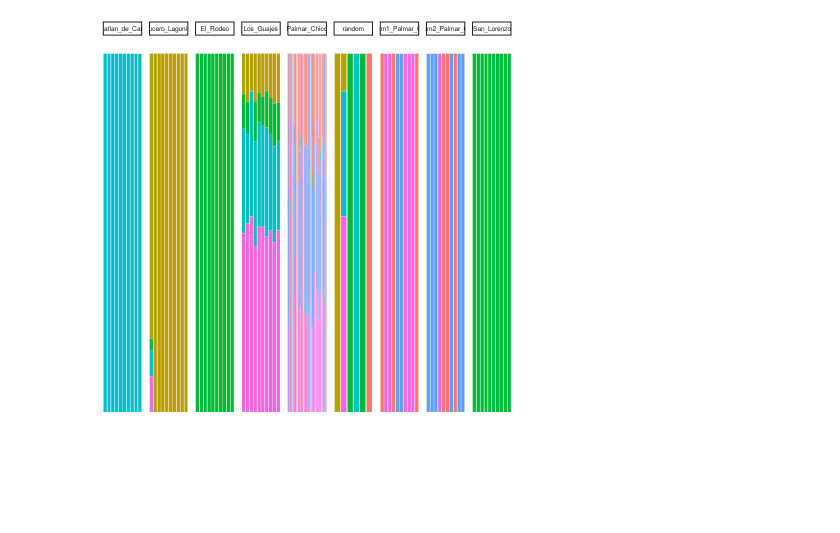
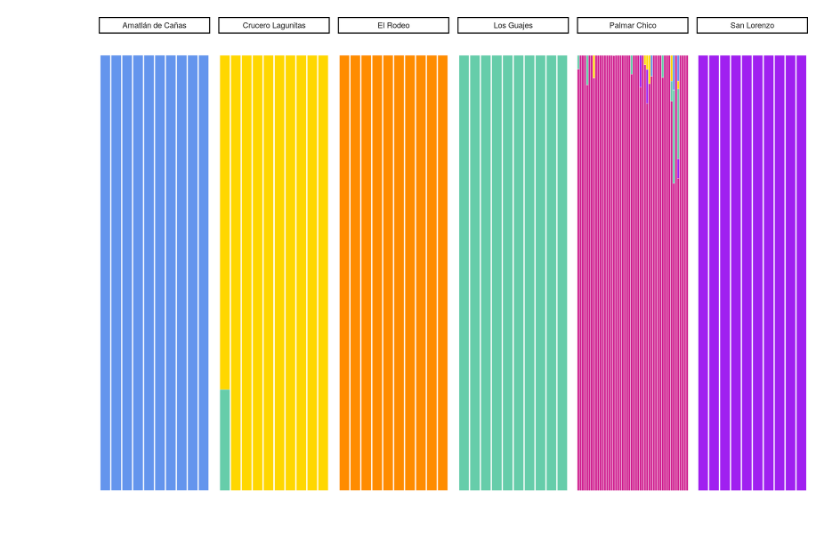
Before and after one commit to silastittes/parv_local, a Jupyter notebook: notebooks/Parv Local Admixture.ipynb, the cells around one changed output. Cells and saved outputs as stored; diff of their text form; code cells hidden in the pictures; blank space fills up the shorter version.

```diff
--- a/notebooks/Parv Local Admixture.ipynb
+++ b/notebooks/Parv Local Admixture.ipynb
@@ -96,6 +1,59 @@ ERROR: Error in eval(lhs, parent, parent): object 'color_df' not found
+# %%
+library(tidyverse)
+library(cowplot)
+library(ape)
+library(patchwork)
+library(png)
+library(grid)
+library(sf)
+library(rnaturalearth)
+library(rnaturalearthdata)
+library(magick)
+library(rgeos)
+library(ggnewscale)
+theme_set(theme_cowplot())
+options(repr.plot.width = 10, repr.plot.height = 7, repr.plot.res = 200)
 # %%
+source("../color_df.R")
+
+Q <- read_delim("../data/ngsAdmix/v5--Teo_K6.qopt", delim = " ", col_names = FALSE)
+
+key <- read_delim("../pop_key", delim = "\t", col_names = TRUE) %>%
+    filter(species == "Teo", !grepl("random", geo)) %>%
+    select(JRIAL_ID, geo) %>%
+    distinct()
+
+Q_df <-
+    bind_cols(Q, key) %>%
+    pivot_longer(cols = starts_with("X"), names_to = "bin", values_to = "prop") %>%
+    arrange(geo, desc(prop))
+
+
+color_key <-
+full_join(
+    color_df %>%
+    rename("geo" = "pop") %>%
+    mutate(geo = str_remove(geo, "LR_"),
+           geo = str_remove(geo, "Teo_")
+          ) %>%
+    distinct(),
+
+    Q_df %>%
+    group_by(geo, bin) %>%
+    summarise(mean_p = mean(prop)) %>%
+    arrange(geo, desc(mean_p)) %>%
+    slice(1)
+) %>%
+    select(-geo) %>%
+    drop_na()
+
+
+
+Teo_structure_full <-
 Q_df %>%
-    ggplot(aes(JRIAL_ID, prop, fill = bin)) +
+    full_join(., color_key, by = "bin") %>%
+    mutate(geo = str_replace_all(geo, "_", " "), geo = str_replace_all(geo,"Amatlan de Canas","Amatlán de Cañas")) %>%
+    ggplot(aes(JRIAL_ID, prop, fill = color)) +
     geom_bar(position="stack", stat="identity", colour = "white", lwd = 0.1) +
     facet_wrap(~geo, scales = "free", nrow = 1) +
     theme_classic() +
@@ -108,6 +66,11 @@ Q_df %>%
         axis.ticks.y = element_blank(),
         axis.title.x = element_blank(),
         axis.text.x = element_blank(),
-        axis.ticks.x = element_blank()
-    )
+        axis.ticks.x = element_blank(),
+        plot.margin = margin(0, 0, 0, 0, "cm")
+    ) +
+    scale_fill_identity()
+
+
+Teo_structure_full
 # %% [output]
@@ -116 +94 @@ Warning message:
-[figure, old version]
+[figure, new version]
```
Also changed, not shown: parts of 14 cells of this notebook, 57 other files.
